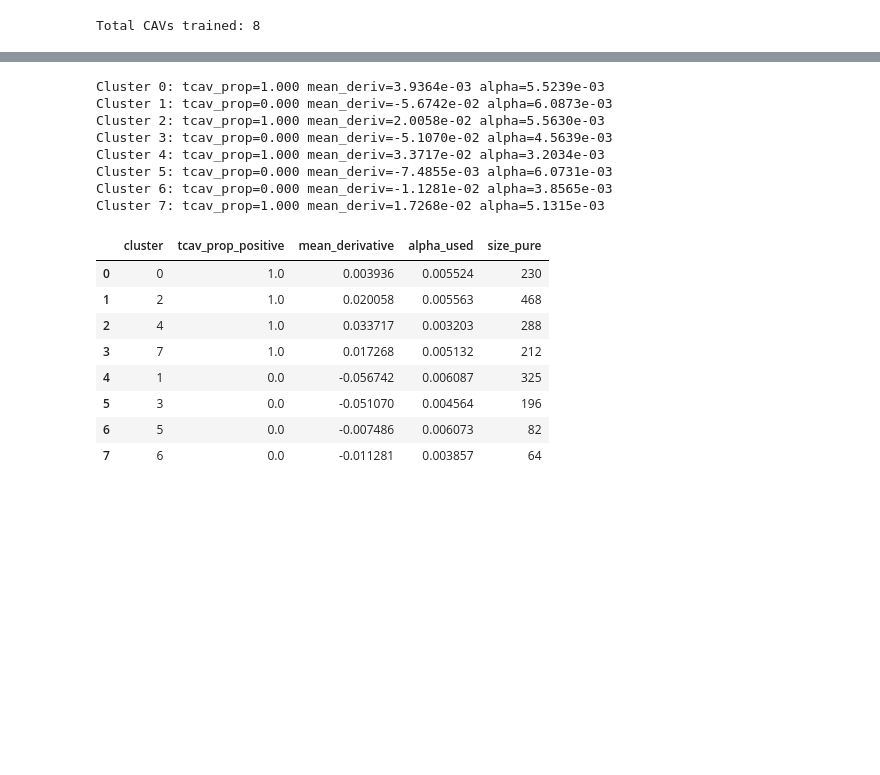
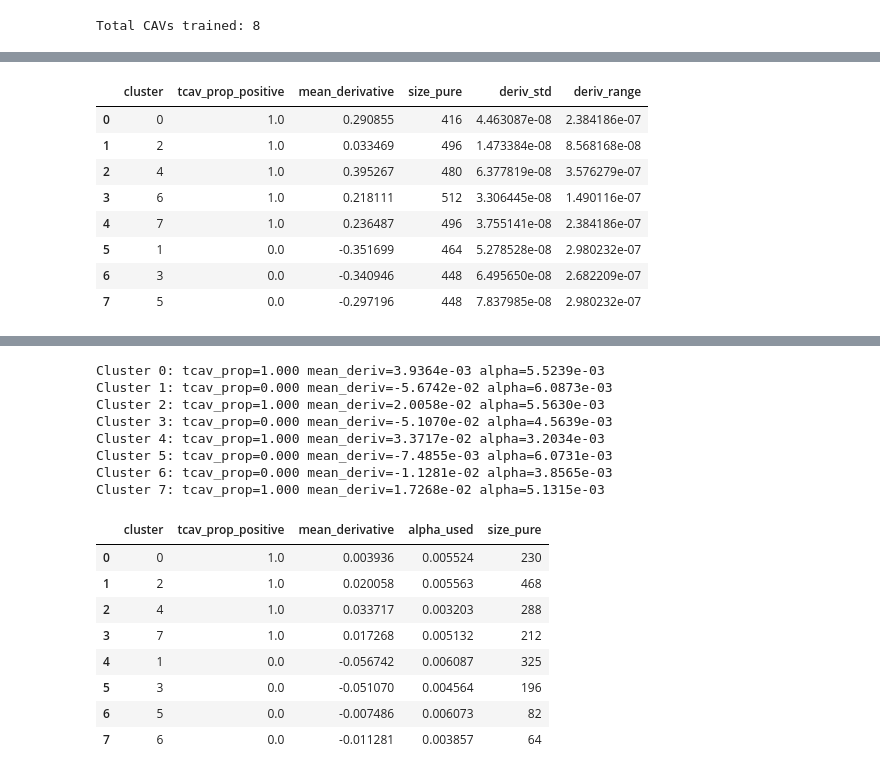
Before and after one commit to joaomarcostomaz/TCAV, a Jupyter notebook: tcav.ipynb, the cells around one changed output, grey strips where cells are left out. Drawn from its saved outputs; the diff is of its cells as text; code cells hidden in the pictures; blank space fills up the shorter version.

```diff
--- a/tcav.ipynb
+++ b/tcav.ipynb
@@ -1231,0 +1835,23 @@ Surrogate fit R2: 0.999703109963724 MSE: 2.5705434433769597e-07
+# %%
+df_results_2 = pd.DataFrame([
+    {
+        "cluster": res.cluster_id,
+        "tcav_prop_positive": res.tcav_positive_fraction,
+        "mean_derivative": res.mean_derivative,
+        "size_pure": cav_dict_activ[res.cluster_id]["size_pure"],
+        "deriv_std": np.std(res.derivatives),  # Check variability
+        "deriv_range": res.derivatives.max() - res.derivatives.min()
+    }
+    for res in results_manual.values()
+]).sort_values("tcav_prop_positive", ascending=False).reset_index(drop=True)
+display(df_results_2)
+# %% [output]
+|  | cluster | tcav_prop_positive | mean_derivative | size_pure | deriv_std | deriv_range |
+| 0 | 0 | 1.0 | 0.290855 | 416 | 4.463087e-08 | 2.384186e-07 |
+| 1 | 2 | 1.0 | 0.033469 | 496 | 1.473384e-08 | 8.568168e-08 |
+| 2 | 4 | 1.0 | 0.395267 | 480 | 6.377819e-08 | 3.576279e-07 |
+| 3 | 6 | 1.0 | 0.218111 | 512 | 3.306445e-08 | 1.490116e-07 |
+| 4 | 7 | 1.0 | 0.236487 | 496 | 3.755141e-08 | 2.384186e-07 |
+| 5 | 1 | 0.0 | -0.351699 | 464 | 5.278528e-08 | 2.980232e-07 |
+| 6 | 3 | 0.0 | -0.340946 | 448 | 6.495650e-08 | 2.682209e-07 |
+| 7 | 5 | 0.0 | -0.297196 | 448 | 7.837985e-08 | 2.980232e-07 |
```
Also changed, not shown: parts of 31 cells of this notebook, 35 other files.
